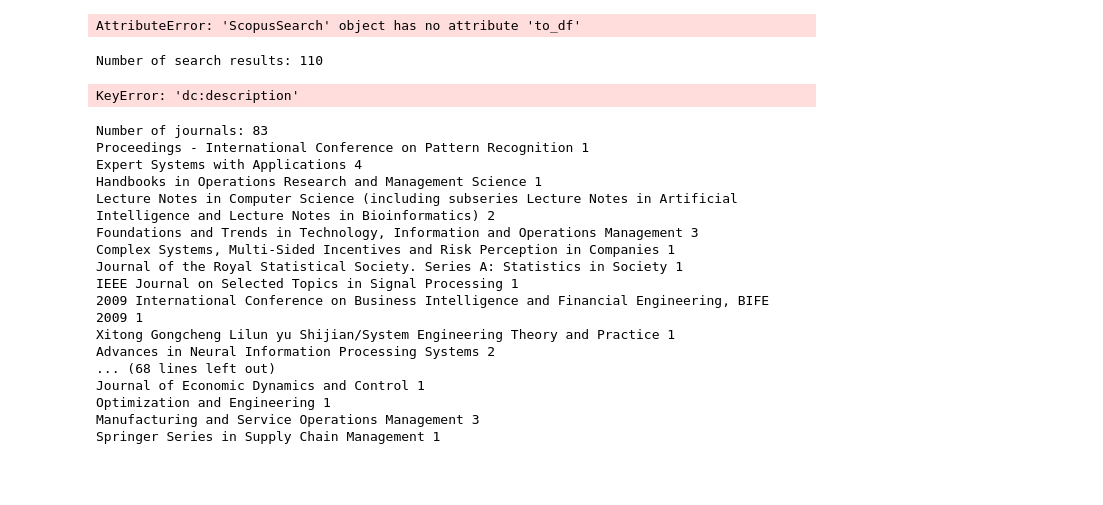
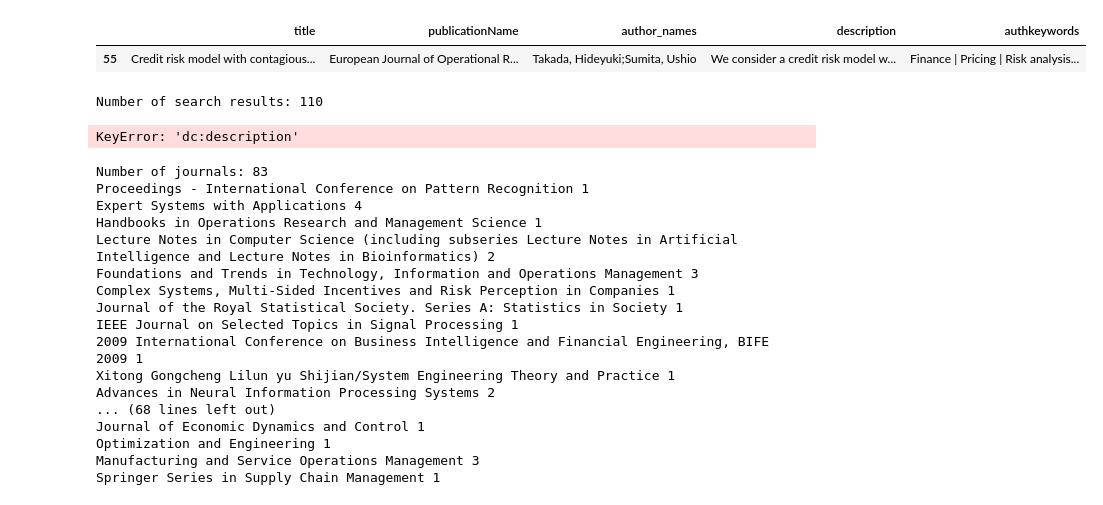
Before and after one commit to quinfer/proj-ai1, a Jupyter notebook: scopus_search.ipynb, the cells around one changed output. Saved outputs shown, nothing was run; the diff lists cells and outputs as text; code cells hidden in the pictures; blank space fills up the shorter version.

```diff
--- a/scopus_search.ipynb
+++ b/scopus_search.ipynb
@@ -39,11 +122,10 @@ array(['Expert Systems with Applications', 'Omega (United Kingdom)',
 # %%
 # filter results by Journal name
-
 journal_name = 'European Journal of Operational Research'
-s_df = s.resul
-s_df[s_df['Source title'] == journal_name]
+df[df['publicationName'] == journal_name][['title','publicationName','author_names','description','authkeywords']]
 # %% [output]
-AttributeError: 'ScopusSearch' object has no attribute 'to_df'
+|  | title | publicationName | author_names | description | authkeywords |
+| 55 | Credit risk model with contagious... | European Journal of Operational R... | Takada, Hideyuki;Sumita, Ushio | We consider a credit risk model w... | Finance | Pricing | Risk analysis... |
 # %%
 from elsapy.elsclient import ElsClient
 from elsapy.elsprofile import ElsAuthor, ElsAffil
```
Also changed, not shown: parts of 14 cells of this notebook, 3 other files.
